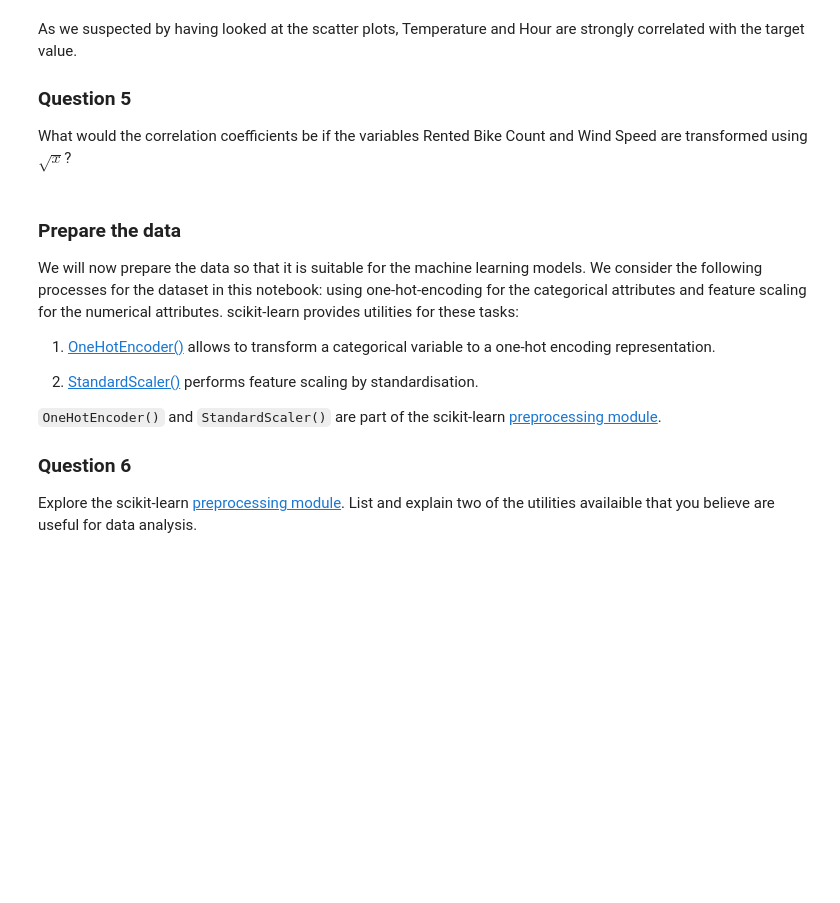
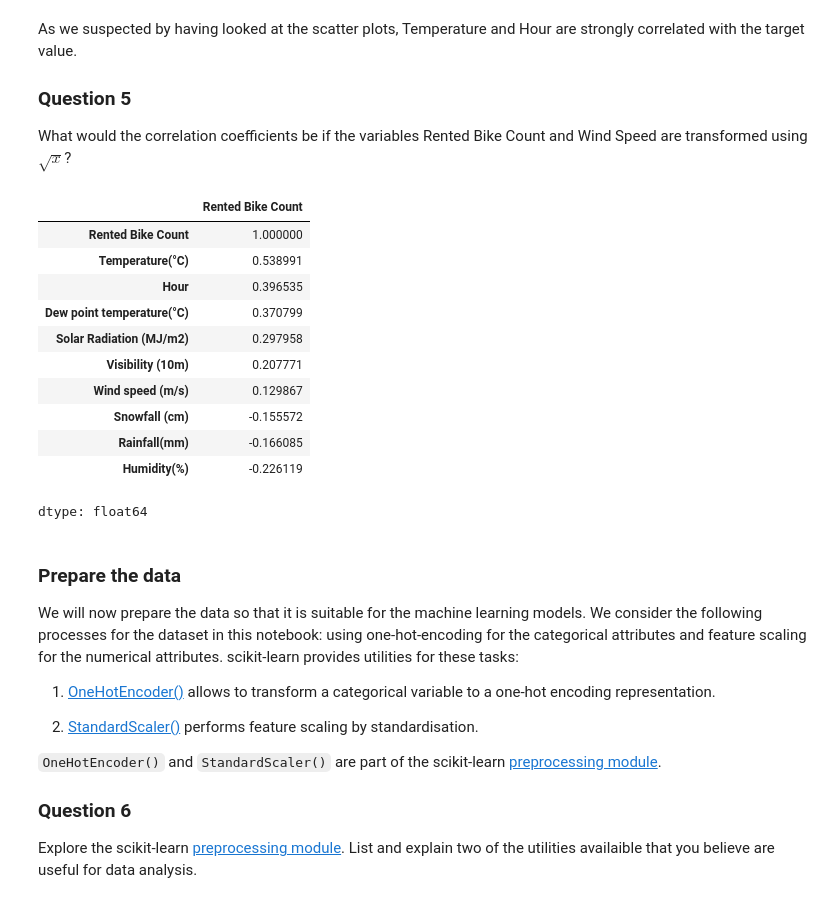
Before and after one commit to Tzu-Liang/COMP64501-Topics-in-Machine-Learning-Module, a Jupyter notebook: Labs/Lab 1 - End-to-end project in ML.ipynb, the cells around one changed output. Cells and saved outputs as stored; diff of their text form; code cells hidden in the pictures; blank space fills up the shorter version.

```diff
--- a/Labs/Lab 1 - End-to-end project in ML.ipynb
+++ b/Labs/Lab 1 - End-to-end project in ML.ipynb
@@ -215,3 +402,25 @@ What would the correlation coefficients be if the variables Rented Bike Count an
+# %%
+# Create sqrt-transformed copies
+bs_train_set_sqrt = bs_train_set.copy()
+bs_train_set_sqrt['Rented Bike Count'] = np.sqrt(bs_train_set_sqrt['Rented Bike Count'])
+bs_train_set_sqrt['Wind speed (m/s)'] = np.sqrt(bs_train_set_sqrt['Wind speed (m/s)'])
+
+# Compute new correlation matrix
+corr_matrix_sqrt = bs_train_set_sqrt.corr(numeric_only=True)
+corr_matrix_sqrt['Rented Bike Count'].sort_values(ascending=False)
+# %% [output]
+|  | Rented Bike Count |
+| Rented Bike Count | 1.000000 |
+| Temperature(°C) | 0.538991 |
+| Hour | 0.396535 |
+| Dew point temperature(°C) | 0.370799 |
+| Solar Radiation (MJ/m2) | 0.297958 |
+| Visibility (10m) | 0.207771 |
+| Wind speed (m/s) | 0.129867 |
+| Snowfall (cm) | -0.155572 |
+| Rainfall(mm) | -0.166085 |
+| Humidity(%) | -0.226119 |
+dtype: float64
 # %% [markdown]
 ### Prepare the data
 
```
Also changed, not shown: parts of 41 cells of this notebook.
